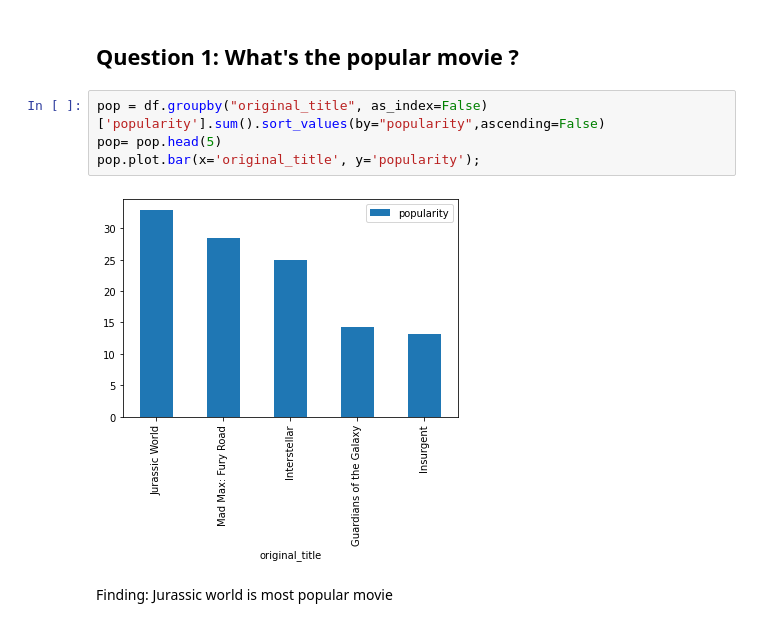
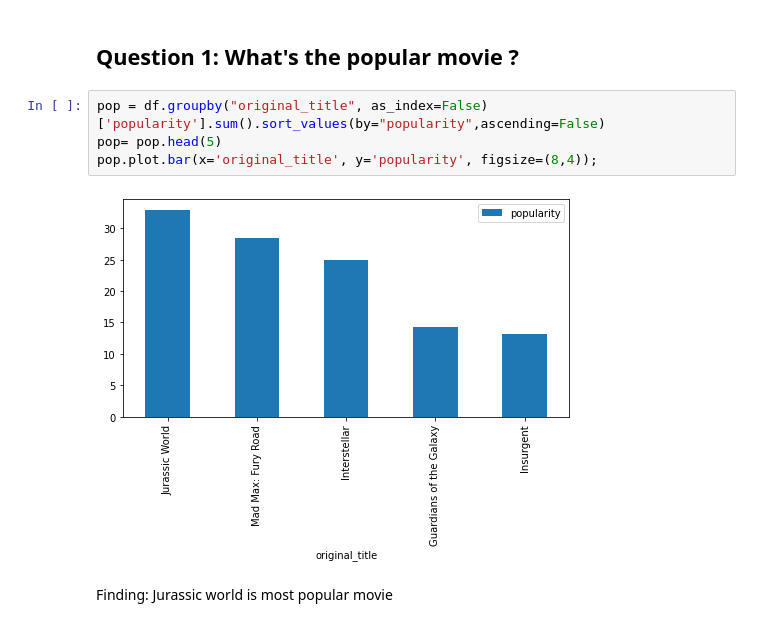
Before and after one commit to AliBugh/DS-Project1, a Jupyter notebook: Movie DS.ipynb, the cells around one changed output. Saved outputs shown, nothing was run; the diff lists cells and outputs as text.

```diff
--- a/Movie DS.ipynb
+++ b/Movie DS.ipynb
@@ -113,9 +120,9 @@ df['genres'] = df['genres'].apply(lambda x: x.split('|')[0])
 # %%
 pop = df.groupby("original_title", as_index=False)['popularity'].sum().sort_values(by="popularity",ascending=False)
 pop= pop.head(5)
-pop.plot.bar(x='original_title', y='popularity');
+pop.plot.bar(x='original_title', y='popularity', figsize=(8,4));
 # %% [output]
-[figure, old version]
+[figure, new version]
 # %% [markdown]
 Finding: Jurassic world is most popular movie
 # %% [markdown]
```
Also changed, not shown: parts of 4 cells of this notebook.
